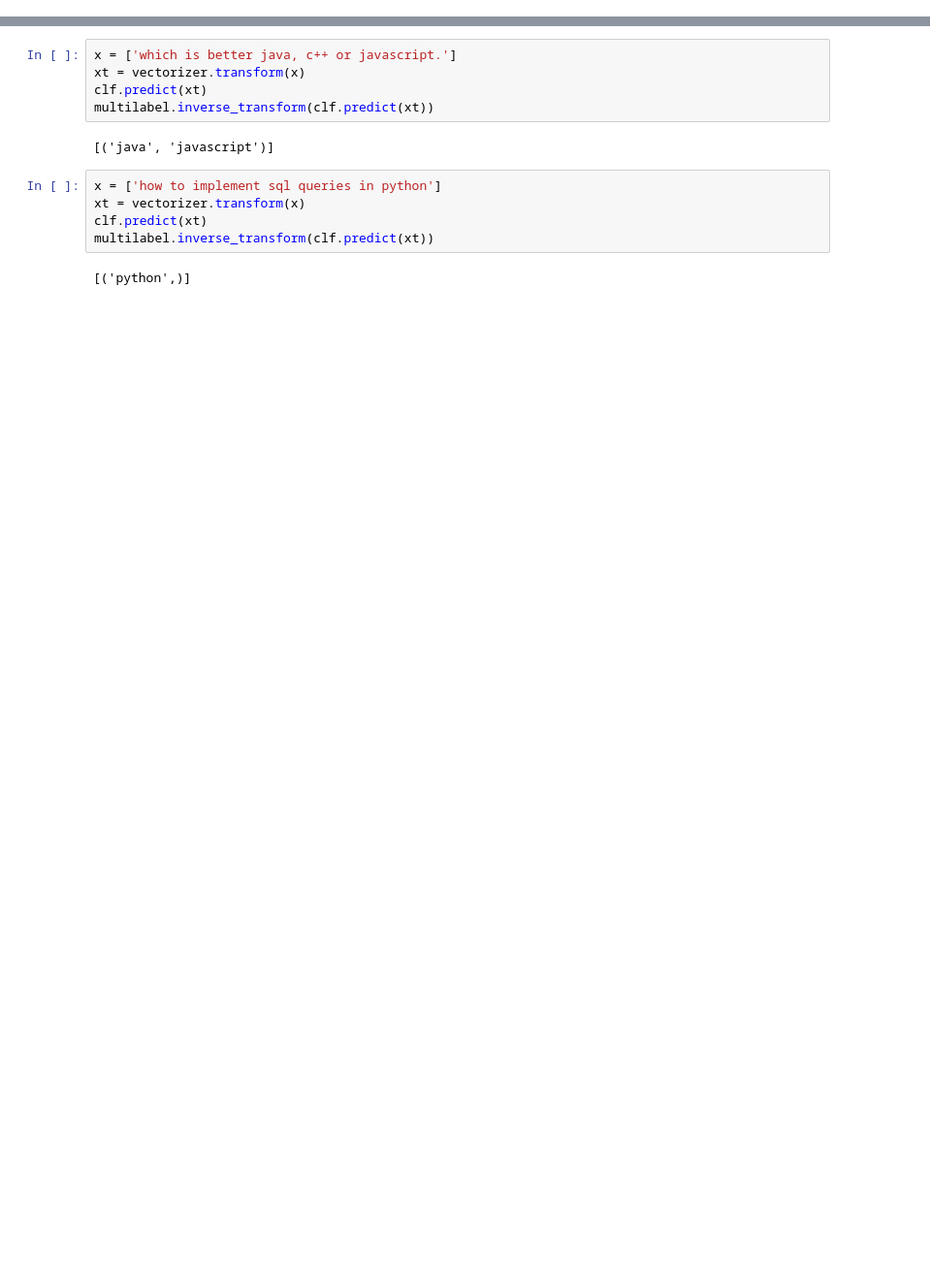
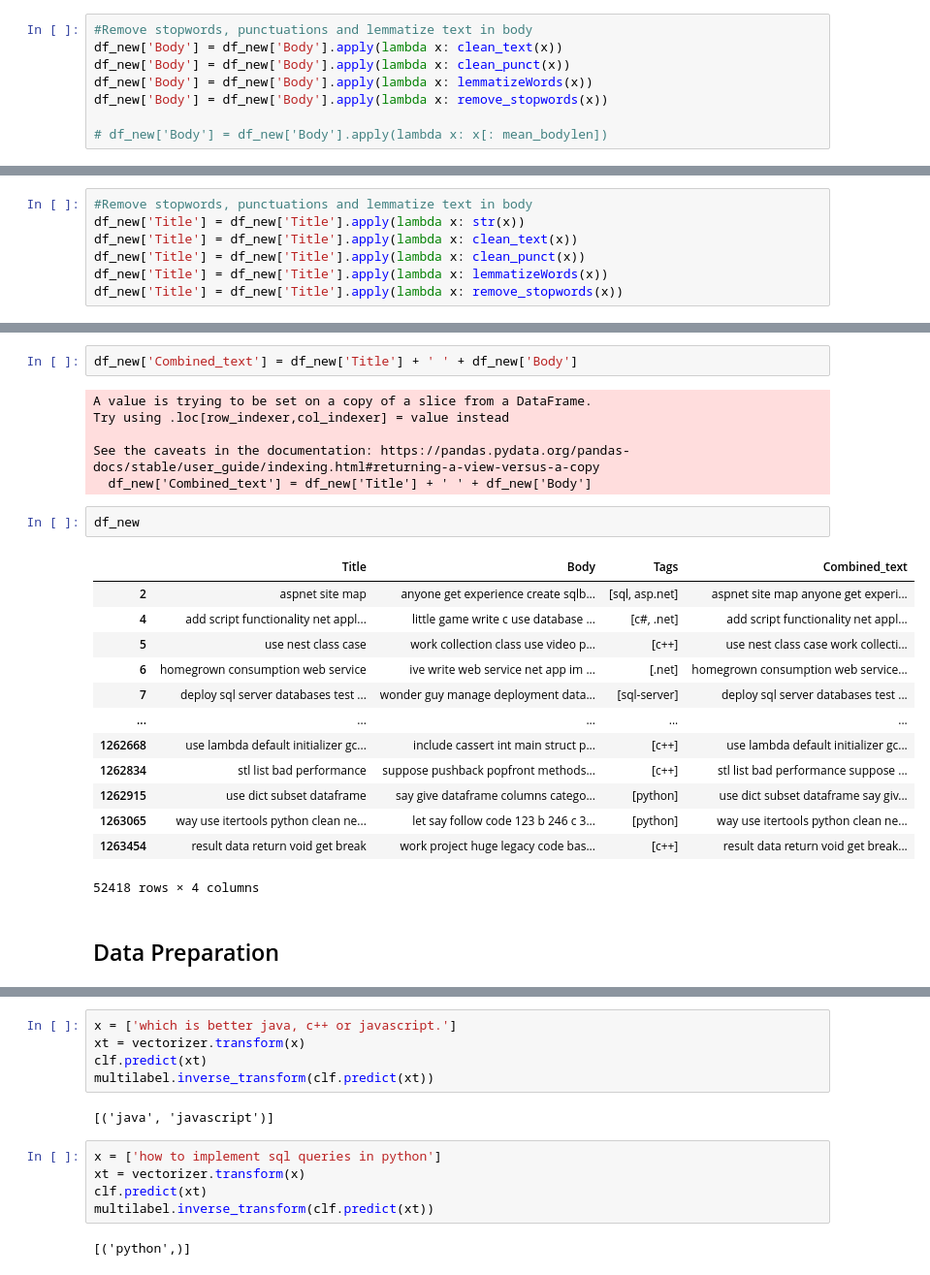
Before and after one commit to ishika9/Stack-Overflow-tag-prediction, a Jupyter notebook: Stack_overflow_label_prediction_project.ipynb, the cells around one changed output, grey strips where cells are left out. Shown at 97% size. Cells and saved outputs as stored; diff of their text form; blank space fills up the shorter version.

```diff
--- a/Stack_overflow_label_prediction_project.ipynb
+++ b/Stack_overflow_label_prediction_project.ipynb
@@ -538,0 +230,8 @@ Implementation of model
+# %%
+#Remove stopwords, punctuations and lemmatize text in body
+df_new['Body'] = df_new['Body'].apply(lambda x: clean_text(x))
+df_new['Body'] = df_new['Body'].apply(lambda x: clean_punct(x))
+df_new['Body'] = df_new['Body'].apply(lambda x: lemmatizeWords(x))
+df_new['Body'] = df_new['Body'].apply(lambda x: remove_stopwords(x))
+
+# df_new['Body'] = df_new['Body'].apply(lambda x: x[: mean_bodylen])
@@ -538,0 +259,7 @@ Implementation of model
+# %%
+#Remove stopwords, punctuations and lemmatize text in body
+df_new['Title'] = df_new['Title'].apply(lambda x: str(x))
+df_new['Title'] = df_new['Title'].apply(lambda x: clean_text(x))
+df_new['Title'] = df_new['Title'].apply(lambda x: clean_punct(x))
+df_new['Title'] = df_new['Title'].apply(lambda x: lemmatizeWords(x))
+df_new['Title'] = df_new['Title'].apply(lambda x: remove_stopwords(x))
@@ -538,0 +307,26 @@ Implementation of model
+# %%
+df_new['Combined_text'] = df_new['Title'] + ' ' + df_new['Body']
+# %% [output]
+A value is trying to be set on a copy of a slice from a DataFrame.
+Try using .loc[row_indexer,col_indexer] = value instead
+
+See the caveats in the documentation: https://pandas.pydata.org/pandas-docs/stable/user_guide/indexing.html#returning-a-view-versus-a-copy
+  df_new['Combined_text'] = df_new['Title'] + ' ' + df_new['Body']
+# %%
+df_new
+# %% [output]
+|  | Title | Body | Tags | Combined_text |
+| 2 | aspnet site map | anyone get experience create sqlb... | [sql, asp.net] | aspnet site map anyone get experi... |
+| 4 | add script functionality net appl... | little game write c use database ... | [c#, .net] | add script functionality net appl... |
+| 5 | use nest class case | work collection class use video p... | [c++] | use nest class case work collecti... |
+| 6 | homegrown consumption web service | ive write web service net app im ... | [.net] | homegrown consumption web service... |
+| 7 | deploy sql server databases test ... | wonder guy manage deployment data... | [sql-server] | deploy sql server databases test ... |
+| ... | ... | ... | ... | ... |
+| 1262668 | use lambda default initializer gc... | include cassert int main struct p... | [c++] | use lambda default initializer gc... |
+| 1262834 | stl list bad performance | suppose pushback popfront methods... | [c++] | stl list bad performance suppose ... |
+| 1262915 | use dict subset dataframe | say give dataframe columns catego... | [python] | use dict subset dataframe say giv... |
+| 1263065 | way use itertools python clean ne... | let say follow code 123 b 246 c 3... | [python] | way use itertools python clean ne... |
+| 1263454 | result data return void get break | work project huge legacy code bas... | [c++] | result data return void get break... |
+52418 rows × 4 columns
+# %% [markdown]
+## Data Preparation
```
Also changed, not shown: parts of 112 cells of this notebook.
